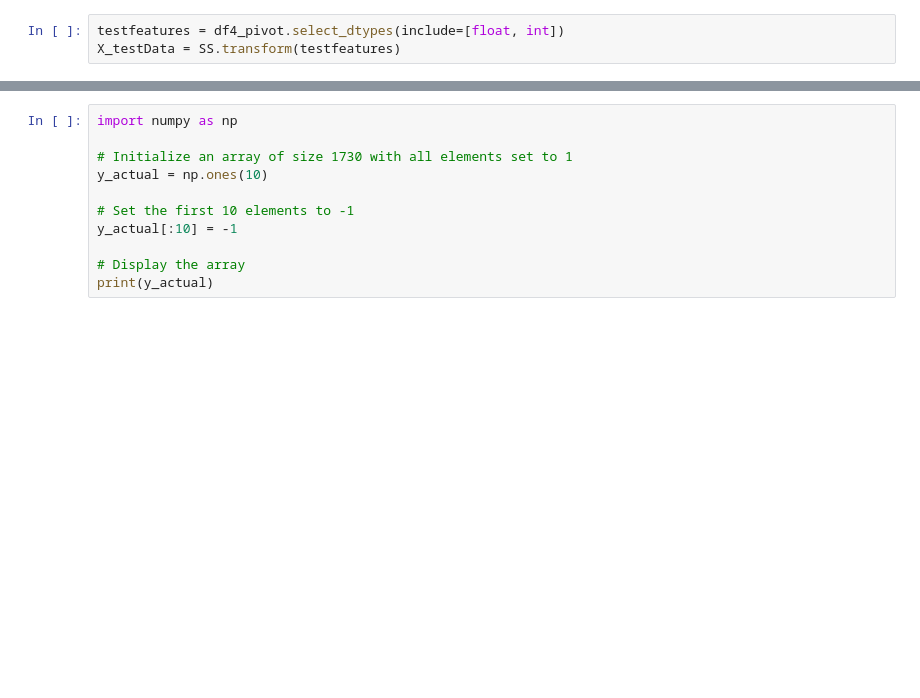
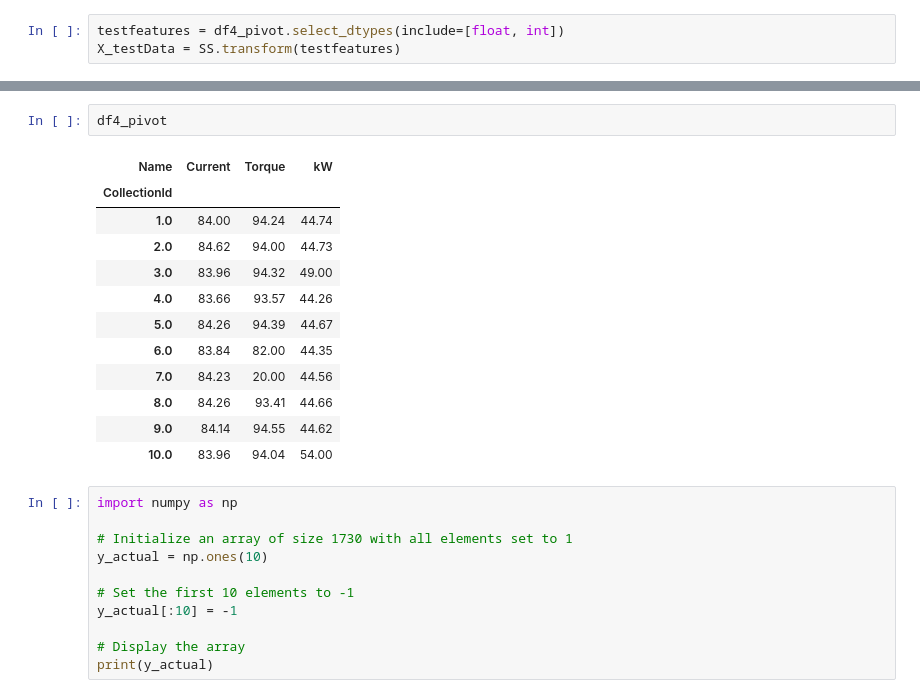
Before and after one commit to SureshGopiPROLITE/PLC_DATA, a Jupyter notebook: MotorAnomalyPrediction.ipynb, the cells around one changed output, grey strips where cells are left out. Drawn from its saved outputs; the diff is of its cells as text; blank space fills up the shorter version.

```diff
--- a/MotorAnomalyPrediction.ipynb
+++ b/MotorAnomalyPrediction.ipynb
@@ -335,3 +377,18 @@ Number of anomalies detected in %: 0.0
+# %%
+df4_pivot
+# %% [output]
+| Name | Current | Torque | kW |
+| CollectionId |  |  |  |
+| 1.0 | 84.00 | 94.24 | 44.74 |
+| 2.0 | 84.62 | 94.00 | 44.73 |
+| 3.0 | 83.96 | 94.32 | 49.00 |
+| 4.0 | 83.66 | 93.57 | 44.26 |
+| 5.0 | 84.26 | 94.39 | 44.67 |
+| 6.0 | 83.84 | 82.00 | 44.35 |
+| 7.0 | 84.23 | 20.00 | 44.56 |
+| 8.0 | 84.26 | 93.41 | 44.66 |
+| 9.0 | 84.14 | 94.55 | 44.62 |
+| 10.0 | 83.96 | 94.04 | 54.00 |
 # %%
 import numpy as np
 
```
Also changed, not shown: parts of 15 cells of this notebook.
